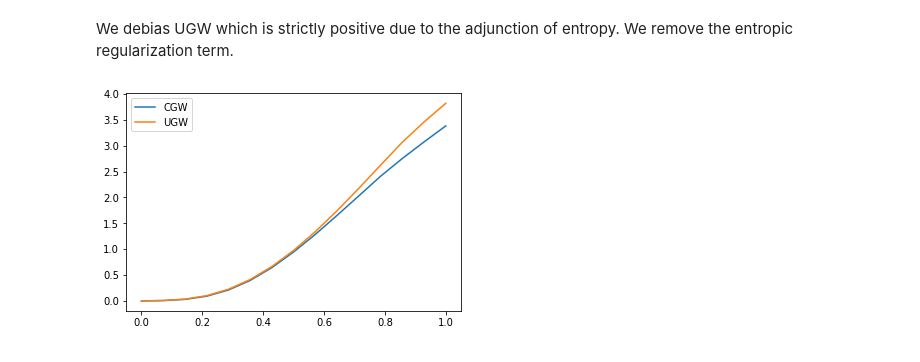
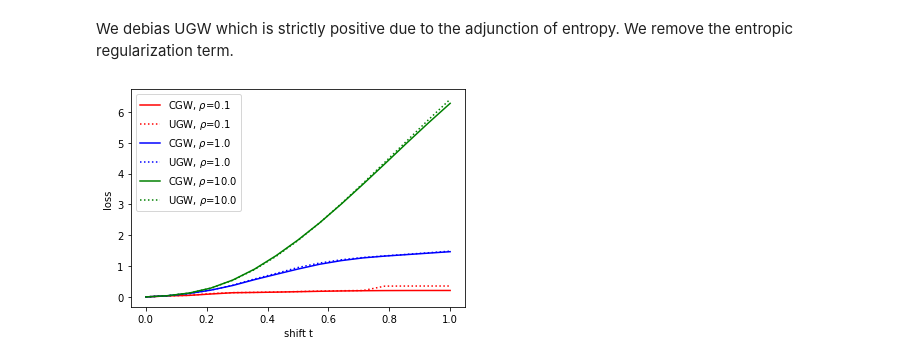
Before and after one commit to thibsej/unbalanced_gromov_wasserstein, a Jupyter notebook: conic/Conic-GW.ipynb, the cells around one changed output. Saved outputs shown, nothing was run; the diff lists cells and outputs as text; code cells hidden in the pictures.

```diff
--- a/conic/Conic-GW.ipynb
+++ b/conic/Conic-GW.ipynb
@@ -197,7 +197,7 @@ import itertools
 # %% [markdown]
 We initialize the UGW solver. We consider a low level of entropy to approximate the unregularized problem.
 # %%
-epsilon, tau = 0.01, 1.
+epsilon, tau = 0.001, 1.
 # solv = VanillaSinkhornSolver(nits_plan=1, nits_sinkhorn=300, gradient=False, tol_plan=1e-5, tol_sinkhorn=1e-5,
 #                              eps=epsilon, rho=float(tau))
 solv = BatchStableSinkhornSolver(nits_plan=100, nits_sinkhorn=1000, gradient=False, tol_plan=1e-5, tol_sinkhorn=1e-5,
@@ -218,9 +218,7 @@ def Solve_UGW(DX,DY,a,b,init,verbose=True):
     # For stable solver
     pi = solv.ugw_sinkhorn(a1[None,:], DX1[None,:,:], b1[None,:], DY1[None,:,:], init=pi0[None,:,:])
     cost = solv.ugw_cost(pi, pi, a1[None,:], DX1[None,:,:], b1[None,:], DY1[None,:,:])
-#     print(cost)
-#     cost = cost - eps * solv.quad_kl_div(pi, pi, a1[None,:, None] * b1[None, None, :])
-    return cost.item()
+    return cost.item() - solv.eps * solv.quad_kl_div(pi, pi, a1[None,:, None] * b1[None, None, :]).item()
 # %%
 law = torch.distributions.exponential.Exponential(torch.tensor([1.0]))
 UGWcost = np.zeros(nruns)
@@ -440,9 +441,13 @@ n,k,m,l =  (4, 10, 4, 10)
 We debias UGW which is strictly positive due to the adjunction of entropy. We remove the entropic regularization term.
 # %%
 # Plot results
-plt.plot(eps, val_cgw, label='CGW')
-plt.plot(eps, val_ugw - val_ugw[0], label='UGW')
+colors = ['r', 'b', 'g']
+for j in range(len(tau)):
+    plt.plot(eps, val_cgw[j], c=colors[j], label=f'CGW, $\\rho$={tau[j]}', linestyle='solid')
+    plt.plot(eps, val_ugw[j], c=colors[j], label=f'UGW, $\\rho$={tau[j]}', linestyle='dotted')
+plt.xlabel('shift t')
+plt.ylabel('loss')
 plt.legend()
 plt.show()
 # %% [output]
-[figure, old version]
+[figure, new version]
```
Also changed, not shown: parts of 16 cells of this notebook.
